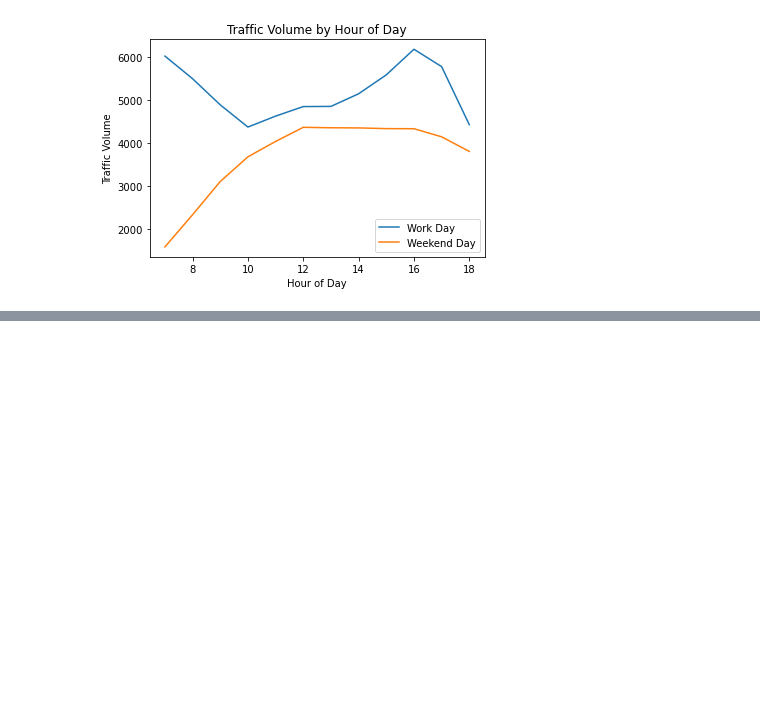
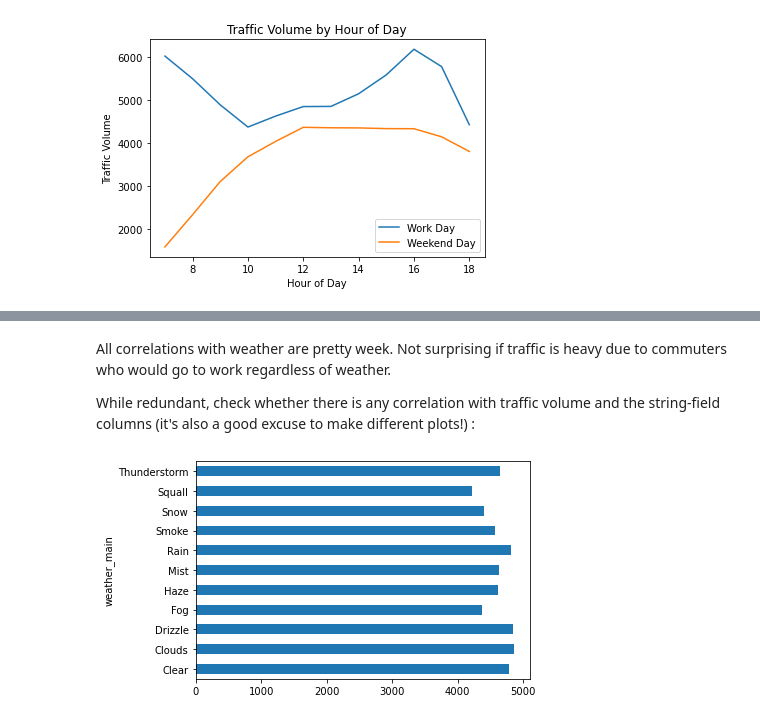
Before and after one commit to sfreema/LearningProjects, a Jupyter notebook: Finding_Heavy_Traffic_Indicators_on_I-94/traffic_indicators.ipynb, the cells around one changed output, grey strips where cells are left out. Drawn from its saved outputs; the diff is of its cells as text; code cells hidden in the pictures; blank space fills up the shorter version.

```diff
--- a/Finding_Heavy_Traffic_Indicators_on_I-94/traffic_indicators.ipynb
+++ b/Finding_Heavy_Traffic_Indicators_on_I-94/traffic_indicators.ipynb
@@ -268,0 +310,10 @@ Again, not particularly surprising, but I guess it does support some basic hypot
+# %% [markdown]
+All correlations with weather are pretty week. Not surprising if traffic is heavy due to commuters who would go to work regardless of weather.
+
+While redundant, check whether there is any correlation with traffic volume and the string-field columns (it's also a good excuse to make different plots!) :
+# %%
+by_weather_main = day_time.groupby('weather_main').mean()
+by_weather_main['traffic_volume'].plot.barh()
+plt.show()
+# %% [output]
+[figure, added]
```
Also changed, not shown: parts of 10 cells of this notebook.
